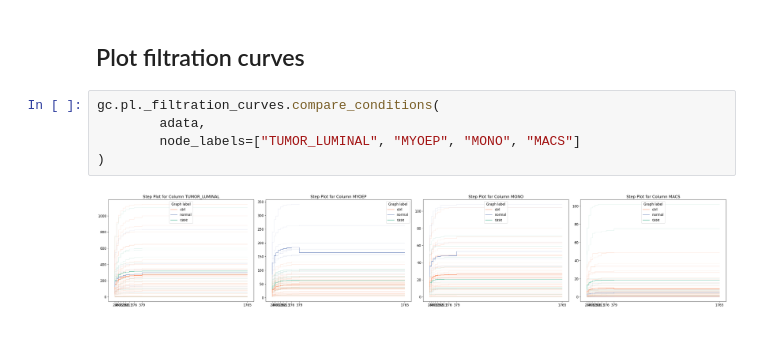
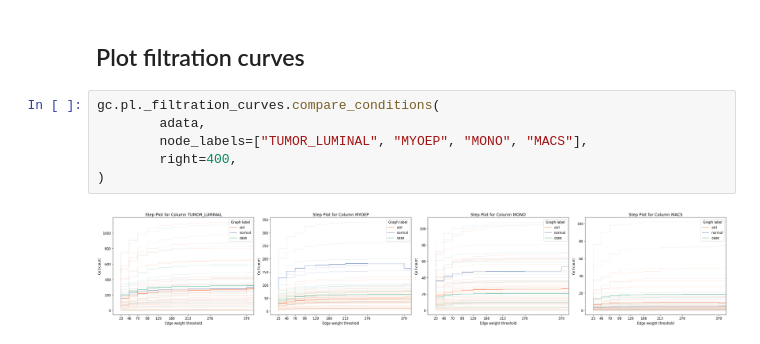
Before and after one commit to theislab/graphcompass, a Jupyter notebook: notebooks/filtration_curves/filtration_curves_mibitof.ipynb, the cells around one changed output. Saved outputs shown, nothing was run; the diff lists cells and outputs as text.

Commit message:
re-ran filtration curves notebook

```diff
--- a/notebooks/filtration_curves/filtration_curves_mibitof.ipynb
+++ b/notebooks/filtration_curves/filtration_curves_mibitof.ipynb
@@ -115,10 +115,11 @@ Creating filtration curves...
 Done!
 # %% [markdown]
 ## Plot filtration curves
-# %%
-gc.pl._filtration_curves.compare_conditions(
-        adata,
-        node_labels=["TUMOR_LUMINAL", "MYOEP", "MONO", "MACS"]
-)
-# %% [output]
-[figure, removed]
+# %%
+gc.pl._filtration_curves.compare_conditions(
+        adata,
+        node_labels=["TUMOR_LUMINAL", "MYOEP", "MONO", "MACS"],
+        right=400,
+)
+# %% [output]
+[figure, added]
```
